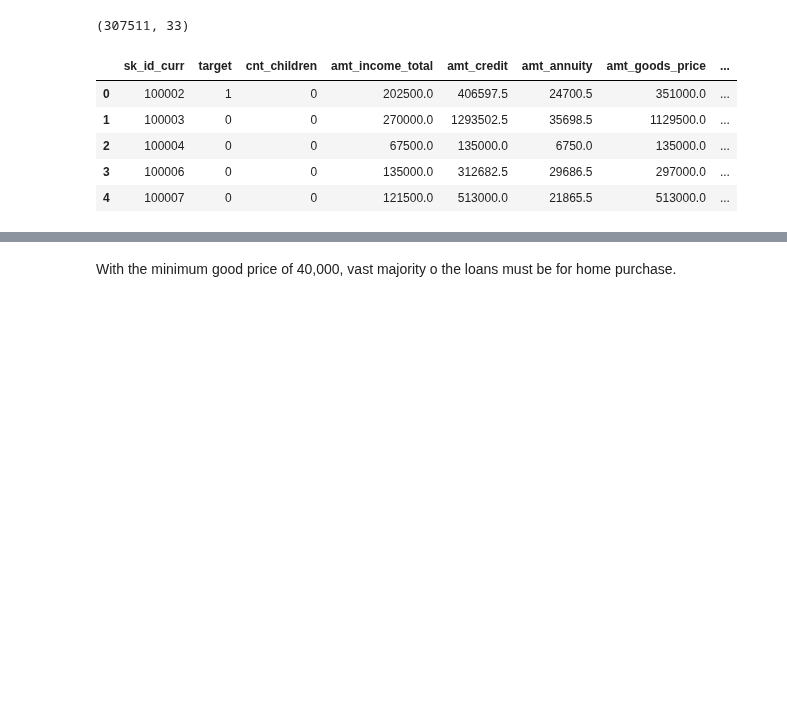
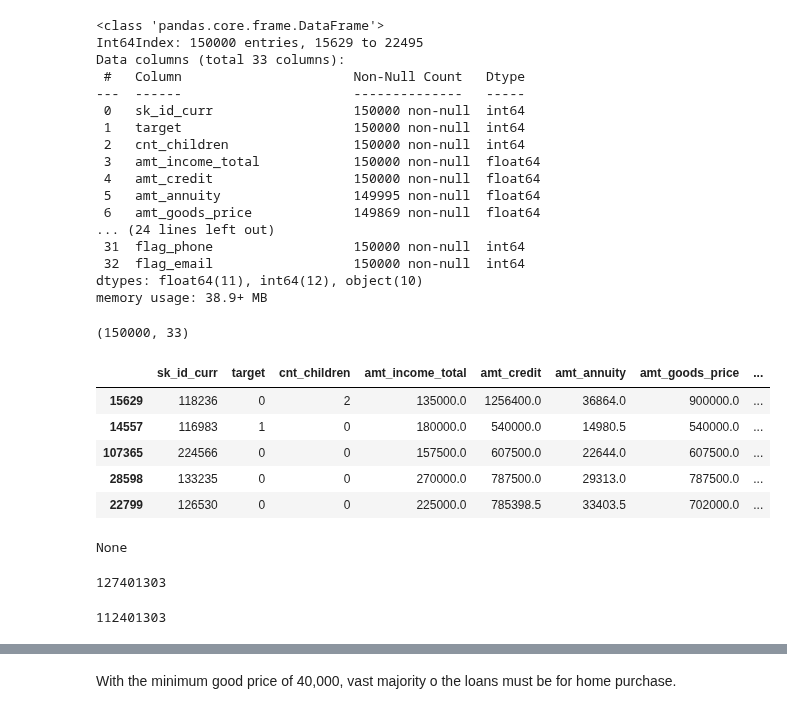
Before and after one commit to MykolaPinchuk/KaggleProjects, a Jupyter notebook: kp101-creditrisk.ipynb, the cells around one changed output, grey strips where cells are left out. Saved outputs shown, nothing was run; the diff lists cells and outputs as text; code cells hidden in the pictures; blank space fills up the shorter version.

```diff
--- a/kp101-creditrisk.ipynb
+++ b/kp101-creditrisk.ipynb
@@ -35,5 +39,6 @@ time0 = time.time()
 #display(ss.head(), ss.shape)
 
 df = pd.read_csv('../input/home-credit-default-risk/application_train.csv')
-display(df.shape, df.head(), time.time()-time0)
+df = df.sample(150000)
+display(df.shape, df.head(), time.time()-time0, sys.getsizeof(df))
 # %% [output]
@@ -59,21 +65,49 @@ display(df.head(), df.target.mean())
 # %%
 # I will process features in batches and will keep adding them as i go along
 # I want to run EDA first to understand what those features are
 
 num_features = ['cnt_children', 'amt_income_total', 'amt_credit', 'amt_annuity', 'amt_goods_price',
                'region_population_relative', 'days_birth', 'days_employed', 'days_registration', 'days_id_publish',
                'own_car_age', 'cnt_fam_members', 'ext_source_1', 'ext_source_2', 'ext_source_3']
 cat_features = ['name_contract_type', 'code_gender', 'flag_own_car', 'flag_own_realty', 'name_type_suite',
                'name_income_type', 'name_education_type', 'name_family_status', 'name_housing_type', 'occupation_type']
 bin_features = ['flag_mobil', 'flag_emp_phone', 'flag_work_phone', 'flag_cont_mobile', 'flag_phone', 'flag_email']
 
 df = df[['sk_id_curr', 'target']+num_features+cat_features+bin_features]
-display(df.shape, df.head())
+gc.collect()
+display(df.shape, df.head(), df.info(), sys.getsizeof(df))
 # %% [output]
-(307511, 33)
+<class 'pandas.core.frame.DataFrame'>
+Int64Index: 150000 entries, 15629 to 22495
+Data columns (total 33 columns):
+ #   Column                      Non-Null Count   Dtype
+---  ------                      --------------   -----
+ 0   sk_id_curr                  150000 non-null  int64
+ 1   target                      150000 non-null  int64
+ 2   cnt_children                150000 non-null  int64
+ 3   amt_income_total            150000 non-null  float64
+ 4   amt_credit                  150000 non-null  float64
+ 5   amt_annuity                 149995 non-null  float64
+ 6   amt_goods_price             149869 non-null  float64
+... (24 lines left out)
+ 31  flag_phone                  150000 non-null  int64
+ 32  flag_email                  150000 non-null  int64
+dtypes: float64(11), int64(12), object(10)
+memory usage: 38.9+ MB
+(150000, 33)
 |  | sk_id_curr | target | cnt_children | amt_income_total | amt_credit | amt_annuity | amt_goods_price | ... |
-| 0 | 100002 | 1 | 0 | 202500.0 | 406597.5 | 24700.5 | 351000.0 | ... |
-| 1 | 100003 | 0 | 0 | 270000.0 | 1293502.5 | 35698.5 | 1129500.0 | ... |
-| 2 | 100004 | 0 | 0 | 67500.0 | 135000.0 | 6750.0 | 135000.0 | ... |
-| 3 | 100006 | 0 | 0 | 135000.0 | 312682.5 | 29686.5 | 297000.0 | ... |
-| 4 | 100007 | 0 | 0 | 121500.0 | 513000.0 | 21865.5 | 513000.0 | ... |
+| 15629 | 118236 | 0 | 2 | 135000.0 | 1256400.0 | 36864.0 | 900000.0 | ... |
+| 14557 | 116983 | 1 | 0 | 180000.0 | 540000.0 | 14980.5 | 540000.0 | ... |
+| 107365 | 224566 | 0 | 0 | 157500.0 | 607500.0 | 22644.0 | 607500.0 | ... |
+| 28598 | 133235 | 0 | 0 | 270000.0 | 787500.0 | 29313.0 | 787500.0 | ... |
+| 22799 | 126530 | 0 | 0 | 225000.0 | 785398.5 | 33403.5 | 702000.0 | ... |
+None
+127401303
+# %%
+# some basic cleaning
+
+df.code_gender = (df.code_gender=='M').astype(int)
+df.flag_own_car = (df.flag_own_car=='Y').astype(int)
+display(sys.getsizeof(df))
+# %% [output]
+112401303
```
Also changed, not shown: parts of 12 cells of this notebook.
